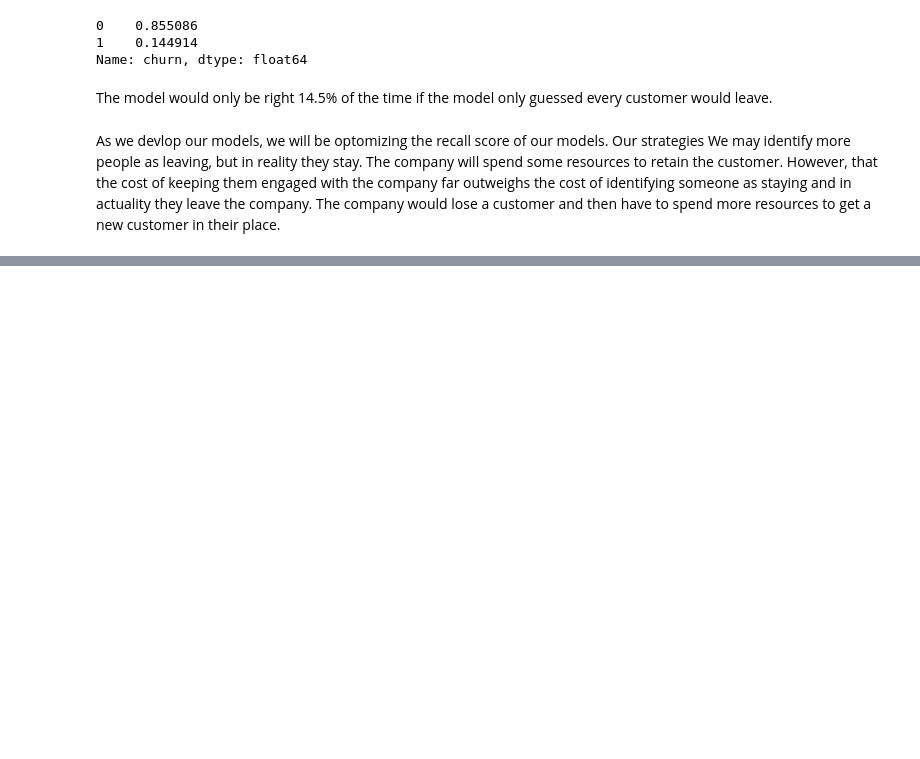
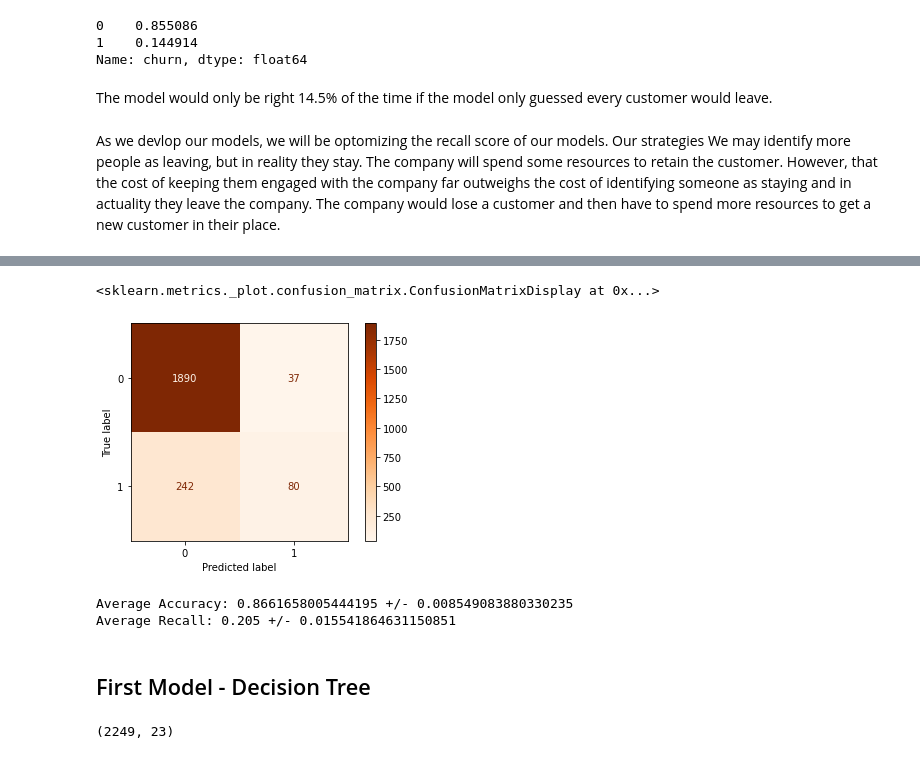
Before and after one commit to MellissaValle/CustomerChurn, a Jupyter notebook: notebooks/Dave/Modeling.ipynb, the cells around one changed output, grey strips where cells are left out. Drawn from its saved outputs; the diff is of its cells as text; code cells hidden in the pictures; blank space fills up the shorter version.

Commit message:
completed a few models

```diff
--- a/notebooks/Dave/Modeling.ipynb
+++ b/notebooks/Dave/Modeling.ipynb
@@ -3,5 +102,6 @@ import pandas as pd
 # %%
-df = pd.read_pickle("../../data/dummy.pkl")
+#pulling our pickled dataframe from EDA notebook
+df = pd.read_pickle("../../data/model.pkl")
 df
 # %% [output]
 |  | state | account length | international plan | voice mail plan | number vmail messages | total day minutes | ... |
@@ -29,0 +232,30 @@ As we devlop our models, we will be optomizing the recall score of our models. O
+# %%
+X_train_international_plan = X_train[["international plan"]]
+X_test_international_plan = X_test[["international plan"]]
+
+international_plan_ohe_train = ohe.fit_transform(X_train_international_plan)
+international_plan_ohe_test = ohe.transform(X_test_international_plan)
+
+X_train_international_plan = pd.DataFrame(international_plan_ohe_train, columns=ohe.categories_[0],index= X_train.index)
+X_test_international_plan = pd.DataFrame(international_plan_ohe_test, columns=ohe.categories_[0],index= X_test.index)
+
+X_train = pd.concat([X_train, X_train_international_plan], axis=1)
+X_test = pd.concat([X_test, X_test_international_plan ], axis=1)
+
+X_train = X_train.drop("international plan", axis = 1)
+X_test = X_test.drop("international plan", axis = 1)
+# %%
+X_train_voice_mail_plan = X_train[["voice mail plan"]]
+X_test_voice_mail_plan = X_test[["voice mail plan"]]
+
+voice_mail_plan_ohe_train = ohe.fit_transform(X_train_voice_mail_plan)
+voice_mail_plan_ohe_test = ohe.transform(X_test_voice_mail_plan)
+
+X_train_voice_mail_plan = pd.DataFrame(voice_mail_plan_ohe_train, columns=ohe.categories_[0],index= X_train.index)
+X_test_voice_mail_plan = pd.DataFrame(voice_mail_plan_ohe_test, columns=ohe.categories_[0],index= X_test.index)
+
+X_train = pd.concat([X_train, X_train_voice_mail_plan], axis=1)
+X_test = pd.concat([X_test, X_test_voice_mail_plan], axis=1)
+
+X_train = X_train.drop("voice mail plan", axis = 1)
+X_test = X_test.drop("voice mail plan", axis = 1)
@@ -29,0 +278,23 @@ As we devlop our models, we will be optomizing the recall score of our models. O
+# %%
+scaler = MinMaxScaler()
+
+X_train_scaled = scaler.fit_transform(X_train)
+X_test_scaled = scaler.transform(X_test)
+# %%
+logreg = LogisticRegression(random_state=seed, max_iter = 1e4)
+
+model = logreg.fit(X_train_scaled, y_train)
+plot_confusion_matrix(model, X_train_scaled, y_train, cmap=plt.cm.Oranges)
+# %% [output]
+<sklearn.metrics._plot.confusion_matrix.ConfusionMatrixDisplay at 0x...>
+[figure, added]
+# %%
+cv = cross_validate(model, X_train_scaled, y_train, scoring=["accuracy", "recall"])
+
+print(f"Average Accuracy: {cv['test_accuracy'].mean()} +/- {cv['test_accuracy'].std()}")
+print(f"Average Recall: {cv['test_recall'].mean()} +/- {cv['test_recall'].std()}")
+# %% [output]
+Average Accuracy: 0.8661658005444195 +/- 0.008549083880330235
+Average Recall: 0.205 +/- 0.015541864631150851
+# %% [markdown]
+## First Model - Decision Tree
@@ -29,0 +312,4 @@ As we devlop our models, we will be optomizing the recall score of our models. O
+# %%
+X_train.shape
+# %% [output]
+(2249, 23)
```
Also changed, not shown: parts of 38 cells of this notebook.
